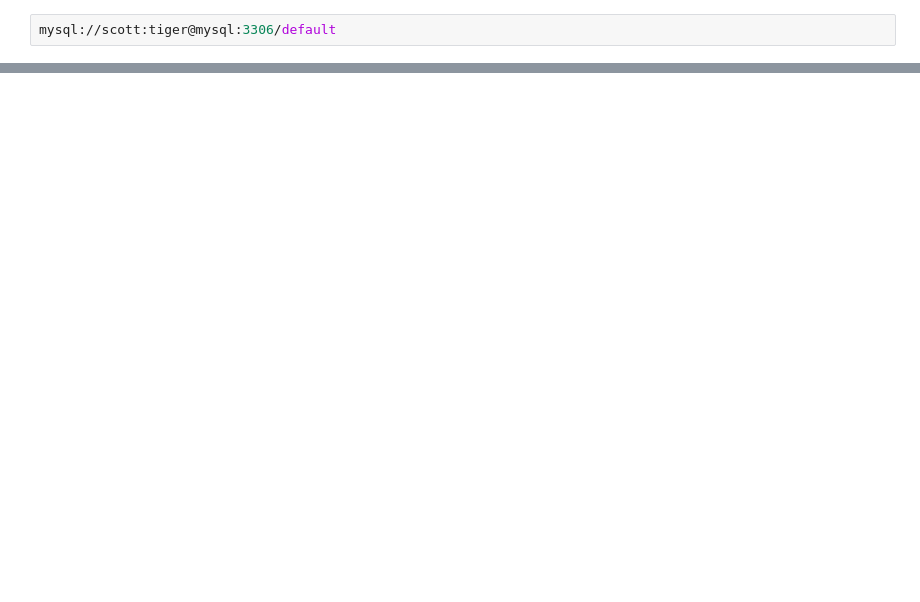
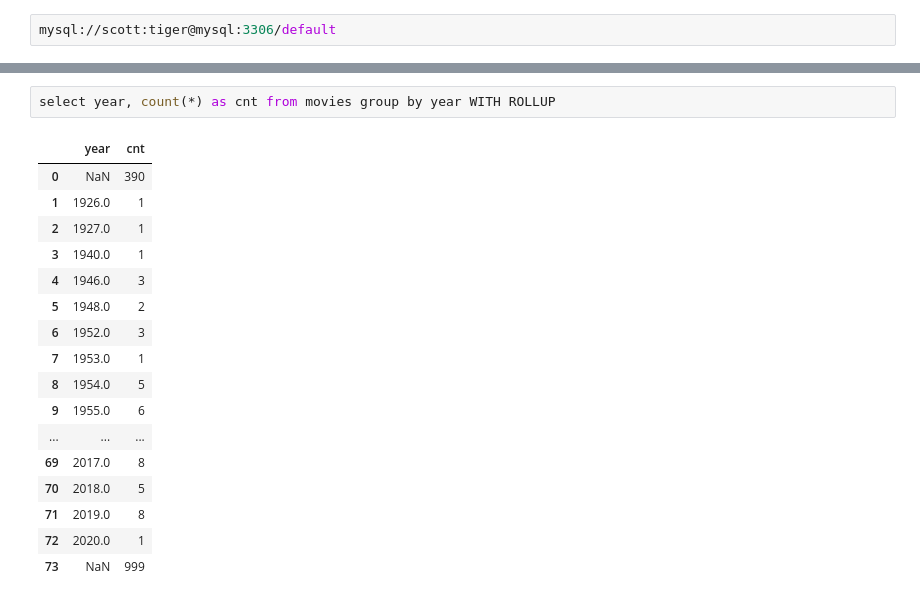
Before and after one commit to psyoblade/data-engineer-basic-training, a Jupyter notebook: notebooks/1_intro/example_mysql_kernel.ipynb, the cells around one changed output, grey strips where cells are left out. Drawn from its saved outputs; the diff is of its cells as text; blank space fills up the shorter version.

```diff
--- a/notebooks/1_intro/example_mysql_kernel.ipynb
+++ b/notebooks/1_intro/example_mysql_kernel.ipynb
@@ -180,0 +316,20 @@ desc rates;
+# %%
+select year, count(*) as cnt from movies group by year WITH ROLLUP
+# %% [output]
+|  | year | cnt |
+| 0 | NaN | 390 |
+| 1 | 1926.0 | 1 |
+| 2 | 1927.0 | 1 |
+| 3 | 1940.0 | 1 |
+| 4 | 1946.0 | 3 |
+| 5 | 1948.0 | 2 |
+| 6 | 1952.0 | 3 |
+| 7 | 1953.0 | 1 |
+| 8 | 1954.0 | 5 |
+| 9 | 1955.0 | 6 |
+| ... | ... | ... |
+| 69 | 2017.0 | 8 |
+| 70 | 2018.0 | 5 |
+| 71 | 2019.0 | 8 |
+| 72 | 2020.0 | 1 |
+| 73 | NaN | 999 |
```
Also changed, not shown: parts of 91 cells of this notebook, 1 other file.
